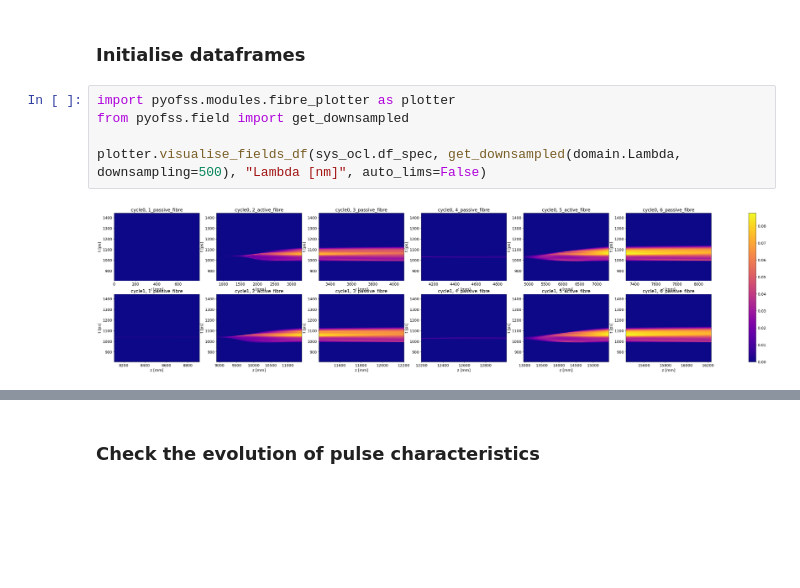
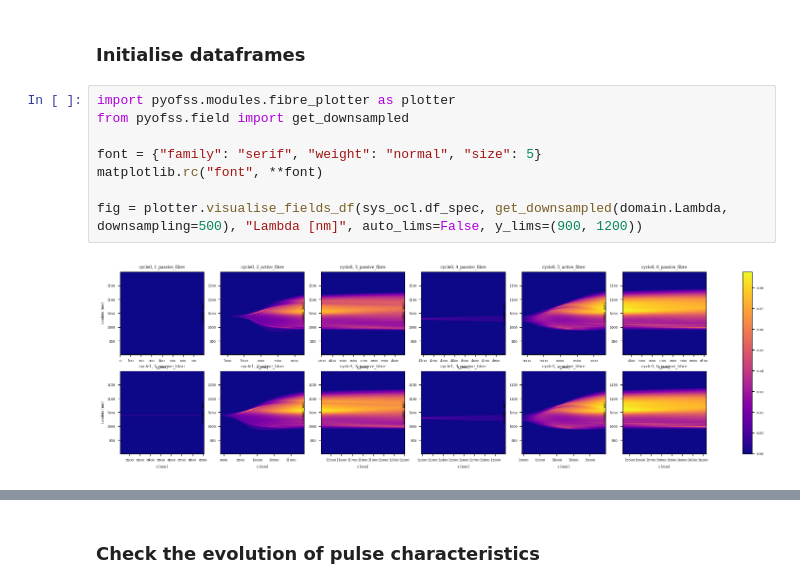
Before and after one commit to KarinaSaraeva/pyofssChanged, a Jupyter notebook: examples/notebooks/mamyshev_oscillator_cl.ipynb, the cells around one changed output, grey strips where cells are left out. Saved outputs shown, nothing was run; the diff lists cells and outputs as text; blank space fills up the shorter version.

```diff
--- a/examples/notebooks/mamyshev_oscillator_cl.ipynb
+++ b/examples/notebooks/mamyshev_oscillator_cl.ipynb
@@ -310,7 +308,10 @@ Run time with cl is 657.1324524879456
 # %%
 import pyofss.modules.fibre_plotter as plotter
 from pyofss.field import get_downsampled
 
-plotter.visualise_fields_df(sys_ocl.df_spec, get_downsampled(domain.Lambda, downsampling=500), "Lambda [nm]", auto_lims=False)
+font = {"family": "serif", "weight": "normal", "size": 5}
+matplotlib.rc("font", **font)
+
+fig = plotter.visualise_fields_df(sys_ocl.df_spec, get_downsampled(domain.Lambda, downsampling=500), "Lambda [nm]", auto_lims=False, y_lims=(900, 1200))
 # %% [output]
-[figure, old version]
+[figure, new version]
```
Also changed, not shown: parts of 6 cells of this notebook, 3 other files.
